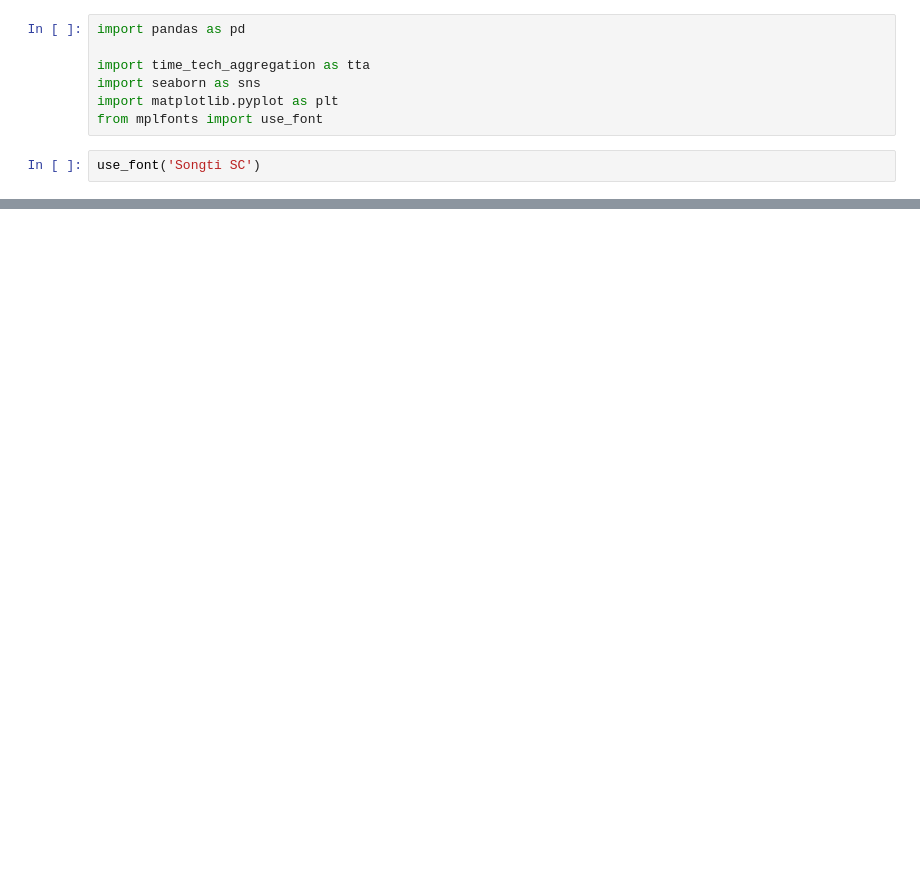
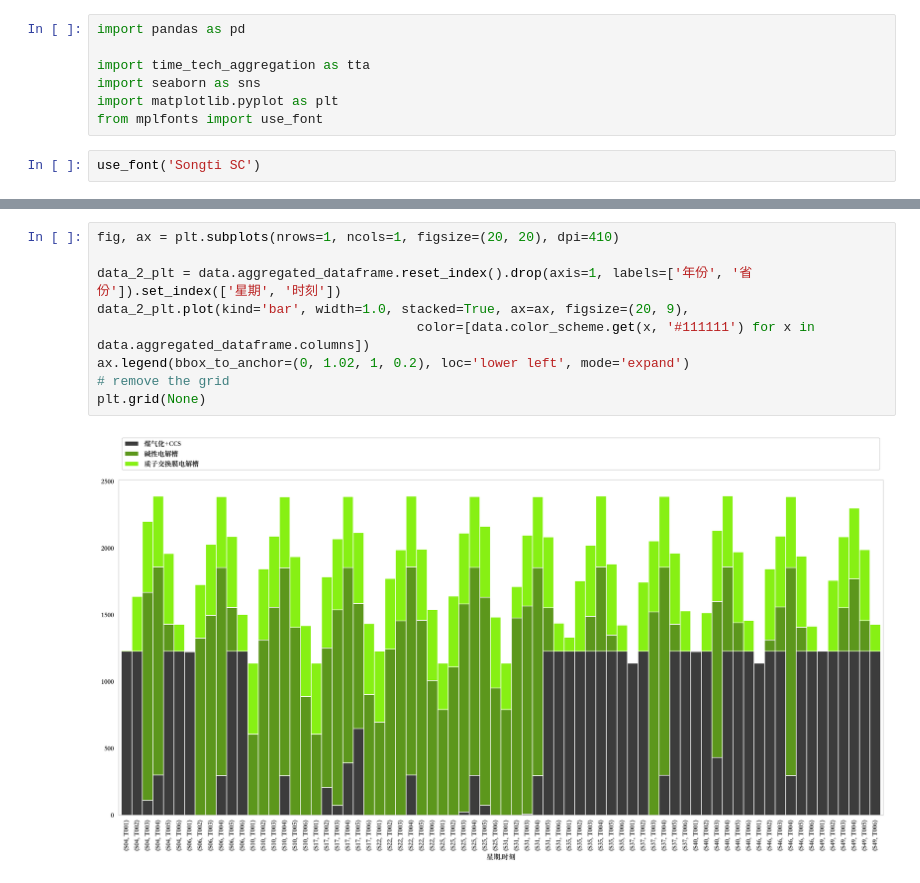
Before and after one commit to Navxihziq/3e-data-wiz, a Jupyter notebook: notebook/time-tech-aggregation.ipynb, the cells around one changed output, grey strips where cells are left out. Cells and saved outputs as stored; diff of their text form; blank space fills up the shorter version.

```diff
--- a/notebook/time-tech-aggregation.ipynb
+++ b/notebook/time-tech-aggregation.ipynb
@@ -54,0 +70,11 @@ data.dataframe
+# %%
+fig, ax = plt.subplots(nrows=1, ncols=1, figsize=(20, 20), dpi=410)
+
+data_2_plt = data.aggregated_dataframe.reset_index().drop(axis=1, labels=['年份', '省份']).set_index(['星期', '时刻'])
+data_2_plt.plot(kind='bar', width=1.0, stacked=True, ax=ax, figsize=(20, 9),
+                                         color=[data.color_scheme.get(x, '#111111') for x in data.aggregated_dataframe.columns])
+ax.legend(bbox_to_anchor=(0, 1.02, 1, 0.2), loc='lower left', mode='expand')
+# remove the grid
+plt.grid(None)
+# %% [output]
+[figure, added]
```
Also changed, not shown: parts of 7 cells of this notebook, 3 other files.
